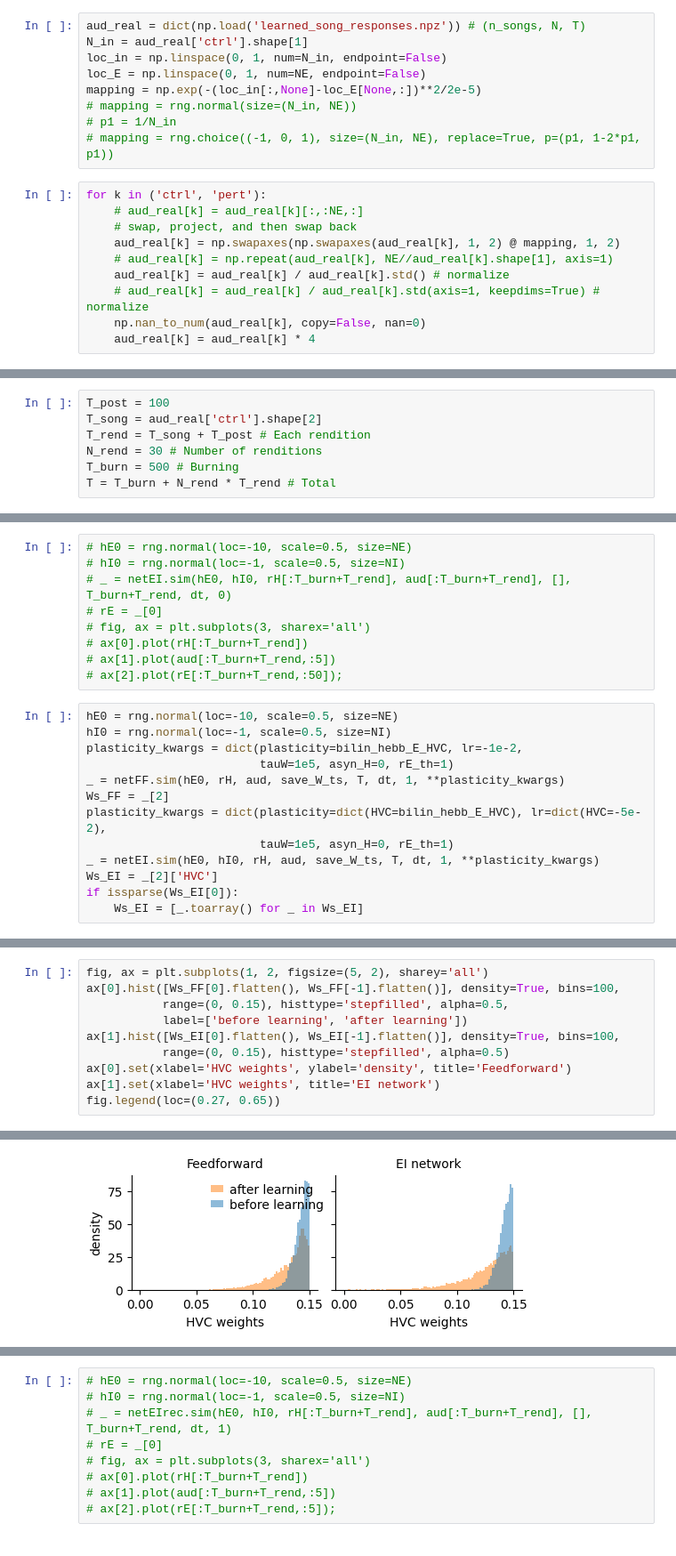
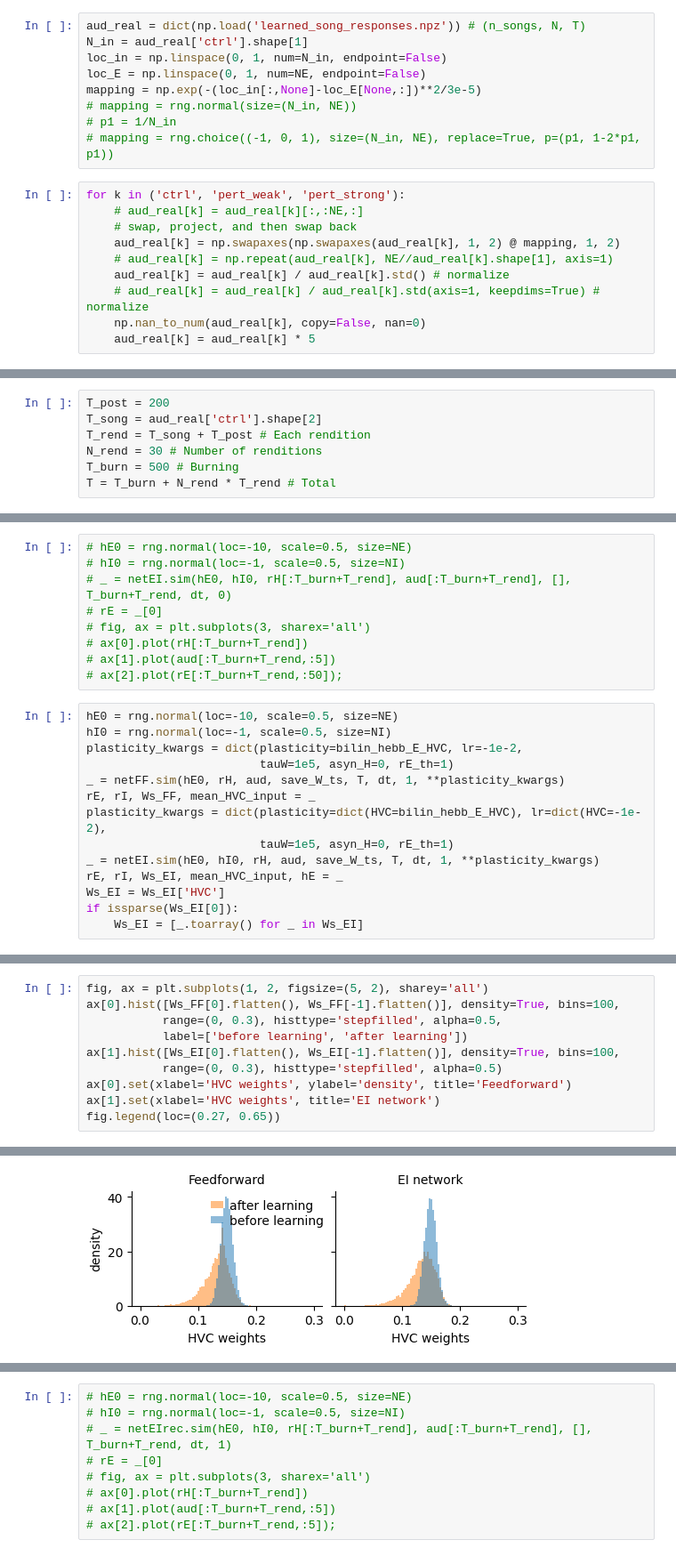
Before and after one commit to gongziyida/vocal-error-network, a Jupyter notebook: learn_realistic_auditory_processing/learn_real.ipynb, the cells around one changed output, grey strips where cells are left out. Shown at 89% size. Drawn from its saved outputs; the diff is of its cells as text.

```diff
--- a/learn_realistic_auditory_processing/learn_real.ipynb
+++ b/learn_realistic_auditory_processing/learn_real.ipynb
@@ -22,12 +22,12 @@ aud_real = dict(np.load('learned_song_responses.npz')) # (n_songs, N, T)
 N_in = aud_real['ctrl'].shape[1]
 loc_in = np.linspace(0, 1, num=N_in, endpoint=False)
 loc_E = np.linspace(0, 1, num=NE, endpoint=False)
-mapping = np.exp(-(loc_in[:,None]-loc_E[None,:])**2/2e-5)
+mapping = np.exp(-(loc_in[:,None]-loc_E[None,:])**2/3e-5)
 # mapping = rng.normal(size=(N_in, NE))
 # p1 = 1/N_in
 # mapping = rng.choice((-1, 0, 1), size=(N_in, NE), replace=True, p=(p1, 1-2*p1, p1))
 # %%
-for k in ('ctrl', 'pert'):
+for k in ('ctrl', 'pert_weak', 'pert_strong'):
     # aud_real[k] = aud_real[k][:,:NE,:]
     # swap, project, and then swap back
     aud_real[k] = np.swapaxes(np.swapaxes(aud_real[k], 1, 2) @ mapping, 1, 2)
@@ -35,4 +35,4 @@ for k in ('ctrl', 'pert'):
     aud_real[k] = aud_real[k] / aud_real[k].std() # normalize
     # aud_real[k] = aud_real[k] / aud_real[k].std(axis=1, keepdims=True) # normalize
     np.nan_to_num(aud_real[k], copy=False, nan=0)
-    aud_real[k] = aud_real[k] * 4
+    aud_real[k] = aud_real[k] * 5
@@ -51,7 +56,7 @@ ax.set(ylabel='auditory input neuron', xlabel='excitatory neuron')
 # plt.hist(aud_real['ctrl'].flatten(), bins=100);
 # aud_real['ctrl'].max()
 # %%
-T_post = 100
+T_post = 200
 T_song = aud_real['ctrl'].shape[2]
 T_rend = T_song + T_post # Each rendition
 N_rend = 30 # Number of renditions
@@ -119,11 +123,12 @@ hI0 = rng.normal(loc=-1, scale=0.5, size=NI)
 plasticity_kwargs = dict(plasticity=bilin_hebb_E_HVC, lr=-1e-2,
                          tauW=1e5, asyn_H=0, rE_th=1)
 _ = netFF.sim(hE0, rH, aud, save_W_ts, T, dt, 1, **plasticity_kwargs)
-Ws_FF = _[2]
-plasticity_kwargs = dict(plasticity=dict(HVC=bilin_hebb_E_HVC), lr=dict(HVC=-5e-2),
+rE, rI, Ws_FF, mean_HVC_input = _
+plasticity_kwargs = dict(plasticity=dict(HVC=bilin_hebb_E_HVC), lr=dict(HVC=-1e-2),
                          tauW=1e5, asyn_H=0, rE_th=1)
 _ = netEI.sim(hE0, hI0, rH, aud, save_W_ts, T, dt, 1, **plasticity_kwargs)
-Ws_EI = _[2]['HVC']
+rE, rI, Ws_EI, mean_HVC_input, hE = _
+Ws_EI = Ws_EI['HVC']
 if issparse(Ws_EI[0]):
     Ws_EI = [_.toarray() for _ in Ws_EI]
 # %%
@@ -165,14 +197,14 @@ fig.savefig('../svg/supplementary/EI_learn_res.svg')
 # %%
 fig, ax = plt.subplots(1, 2, figsize=(5, 2), sharey='all')
 ax[0].hist([Ws_FF[0].flatten(), Ws_FF[-1].flatten()], density=True, bins=100,
-           range=(0, 0.15), histtype='stepfilled', alpha=0.5,
+           range=(0, 0.3), histtype='stepfilled', alpha=0.5,
            label=['before learning', 'after learning'])
 ax[1].hist([Ws_EI[0].flatten(), Ws_EI[-1].flatten()], density=True, bins=100,
-           range=(0, 0.15), histtype='stepfilled', alpha=0.5)
+           range=(0, 0.3), histtype='stepfilled', alpha=0.5)
 ax[0].set(xlabel='HVC weights', ylabel='density', title='Feedforward')
 ax[1].set(xlabel='HVC weights', title='EI network')
 fig.legend(loc=(0.27, 0.65))
 # %% [output]
 <matplotlib.legend.Legend at 0x...>
-[figure, old version]
+[figure, new version]
 # %%
```
Also changed, not shown: parts of 24 cells of this notebook, 10 other files.
